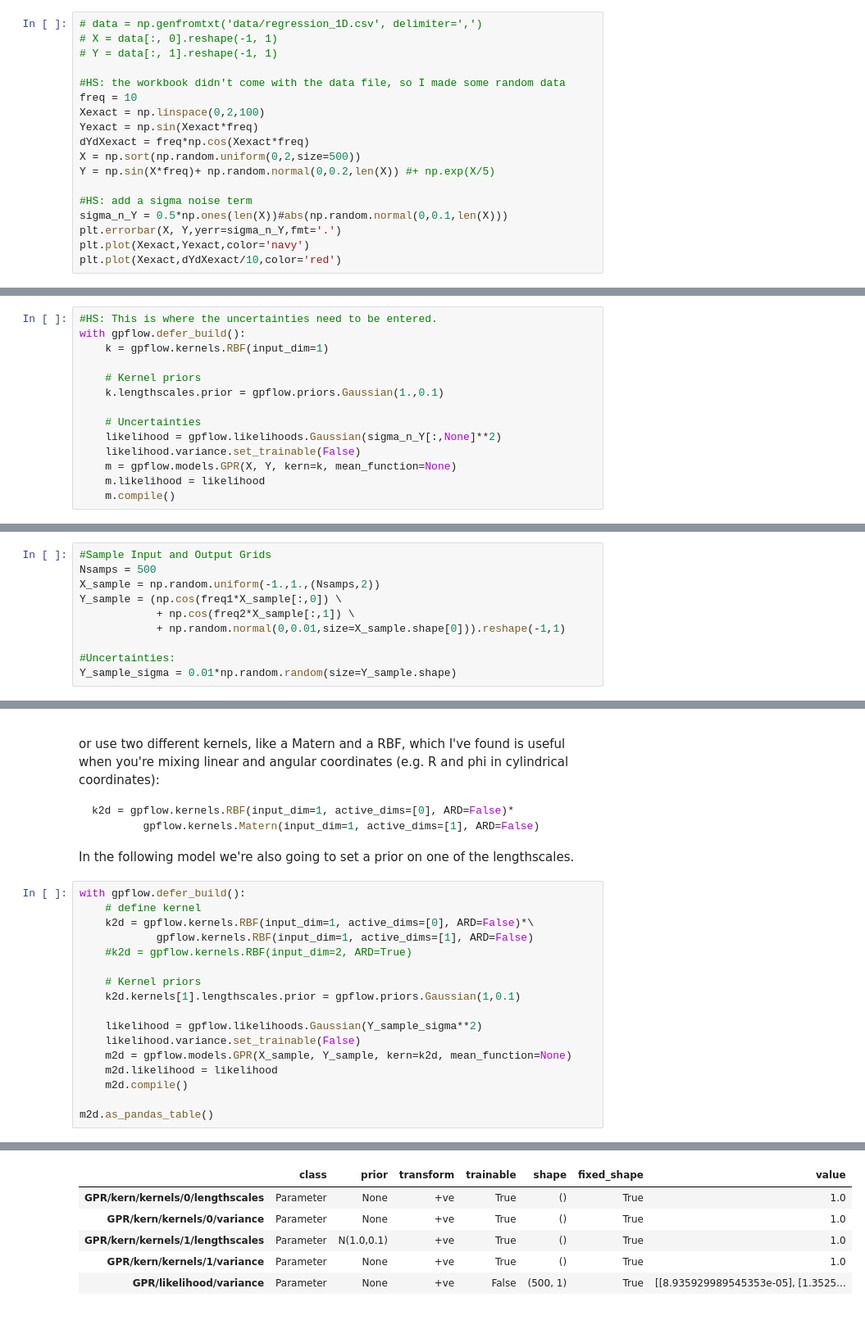
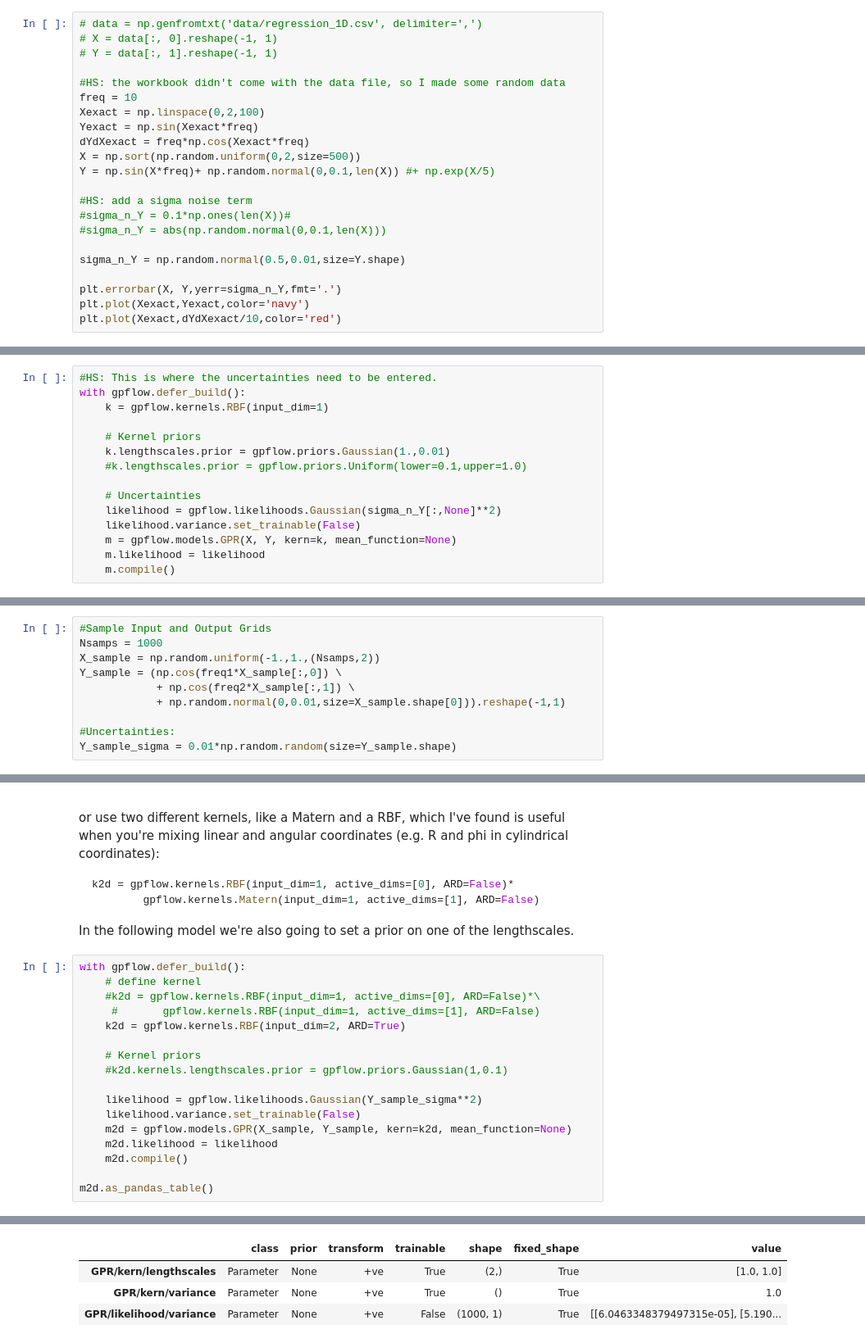
Before and after one commit to hsilver/gpr_examples, a Jupyter notebook: gpflow_regression_intro.ipynb, the cells around one changed output, grey strips where cells are left out. Shown at 82% size. Drawn from its saved outputs; the diff is of its cells as text; blank space fills up the shorter version.

```diff
--- a/gpflow_regression_intro.ipynb
+++ b/gpflow_regression_intro.ipynb
@@ -50,10 +50,14 @@ Xexact = np.linspace(0,2,100)
 Yexact = np.sin(Xexact*freq)
 dYdXexact = freq*np.cos(Xexact*freq)
 X = np.sort(np.random.uniform(0,2,size=500))
-Y = np.sin(X*freq)+ np.random.normal(0,0.2,len(X)) #+ np.exp(X/5)
+Y = np.sin(X*freq)+ np.random.normal(0,0.1,len(X)) #+ np.exp(X/5)
 
 #HS: add a sigma noise term
-sigma_n_Y = 0.5*np.ones(len(X))#abs(np.random.normal(0,0.1,len(X)))
+#sigma_n_Y = 0.1*np.ones(len(X))#
+#sigma_n_Y = abs(np.random.normal(0,0.1,len(X)))
+
+sigma_n_Y = np.random.normal(0.5,0.01,size=Y.shape)
+
 plt.errorbar(X, Y,yerr=sigma_n_Y,fmt='.')
 plt.plot(Xexact,Yexact,color='navy')
 plt.plot(Xexact,dYdXexact/10,color='red')
@@ -111,7 +115,8 @@ with gpflow.defer_build():
     k = gpflow.kernels.RBF(input_dim=1)
 
     # Kernel priors
-    k.lengthscales.prior = gpflow.priors.Gaussian(1.,0.1)
+    k.lengthscales.prior = gpflow.priors.Gaussian(1.,0.01)
+    #k.lengthscales.prior = gpflow.priors.Uniform(lower=0.1,upper=1.0)
 
     # Uncertainties
     likelihood = gpflow.likelihoods.Gaussian(sigma_n_Y[:,None]**2)
@@ -309,7 +426,7 @@ dYdX1_mesh_exact = -freq1 * np.sin(freq1*X1_cents_mesh_exact)
 dYdX2_mesh_exact = -freq2 * np.sin(freq2*X2_cents_mesh_exact)
 # %%
 #Sample Input and Output Grids
-Nsamps = 500
+Nsamps = 1000
 X_sample = np.random.uniform(-1.,1.,(Nsamps,2))
 Y_sample = (np.cos(freq1*X_sample[:,0]) \
             + np.cos(freq2*X_sample[:,1]) \
@@ -372,25 +487,23 @@ In the following model we're also going to set a prior on one of the lengthscale
 # %%
 with gpflow.defer_build():
     # define kernel
-    k2d = gpflow.kernels.RBF(input_dim=1, active_dims=[0], ARD=False)*\
-            gpflow.kernels.RBF(input_dim=1, active_dims=[1], ARD=False)
-    #k2d = gpflow.kernels.RBF(input_dim=2, ARD=True)
+    #k2d = gpflow.kernels.RBF(input_dim=1, active_dims=[0], ARD=False)*\
+     #       gpflow.kernels.RBF(input_dim=1, active_dims=[1], ARD=False)
+    k2d = gpflow.kernels.RBF(input_dim=2, ARD=True)
 
     # Kernel priors
-    k2d.kernels[1].lengthscales.prior = gpflow.priors.Gaussian(1,0.1)
+    #k2d.kernels.lengthscales.prior = gpflow.priors.Gaussian(1,0.1)
 
     likelihood = gpflow.likelihoods.Gaussian(Y_sample_sigma**2)
     likelihood.variance.set_trainable(False)
     m2d = gpflow.models.GPR(X_sample, Y_sample, kern=k2d, mean_function=None)
     m2d.likelihood = likelihood
     m2d.compile()
 
 m2d.as_pandas_table()
 # %% [output]
 WARNING:gpflow.logdensities:Shape of x must be 2D at computation.
 |  | class | prior | transform | trainable | shape | fixed_shape | value |
-| GPR/kern/kernels/0/lengthscales | Parameter | None | +ve | True | () | True | 1.0 |
-| GPR/kern/kernels/0/variance | Parameter | None | +ve | True | () | True | 1.0 |
-| GPR/kern/kernels/1/lengthscales | Parameter | N(1.0,0.1) | +ve | True | () | True | 1.0 |
-| GPR/kern/kernels/1/variance | Parameter | None | +ve | True | () | True | 1.0 |
-| GPR/likelihood/variance | Parameter | None | +ve | False | (500, 1) | True | [[8.935929989545353e-05], [1.3525... |
+| GPR/kern/lengthscales | Parameter | None | +ve | True | (2,) | True | [1.0, 1.0] |
+| GPR/kern/variance | Parameter | None | +ve | True | () | True | 1.0 |
+| GPR/likelihood/variance | Parameter | None | +ve | False | (1000, 1) | True | [[6.0463348379497315e-05], [5.190... |
```
Also changed, not shown: parts of 33 cells of this notebook.
